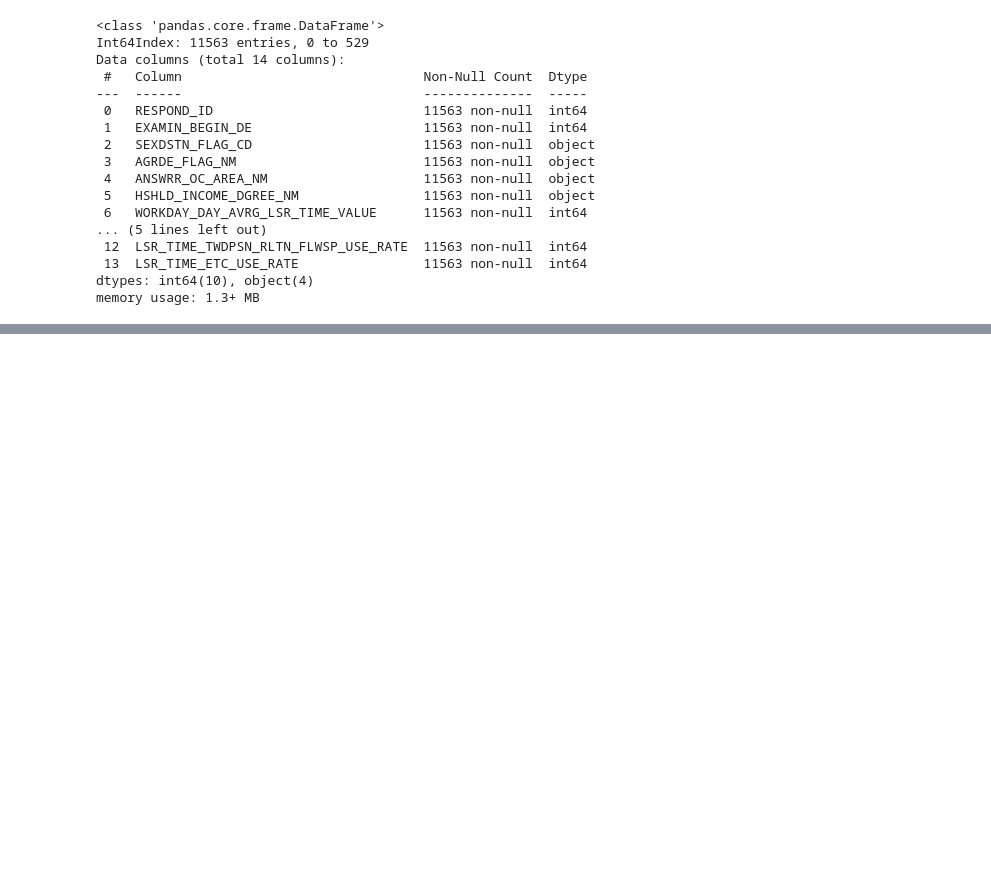
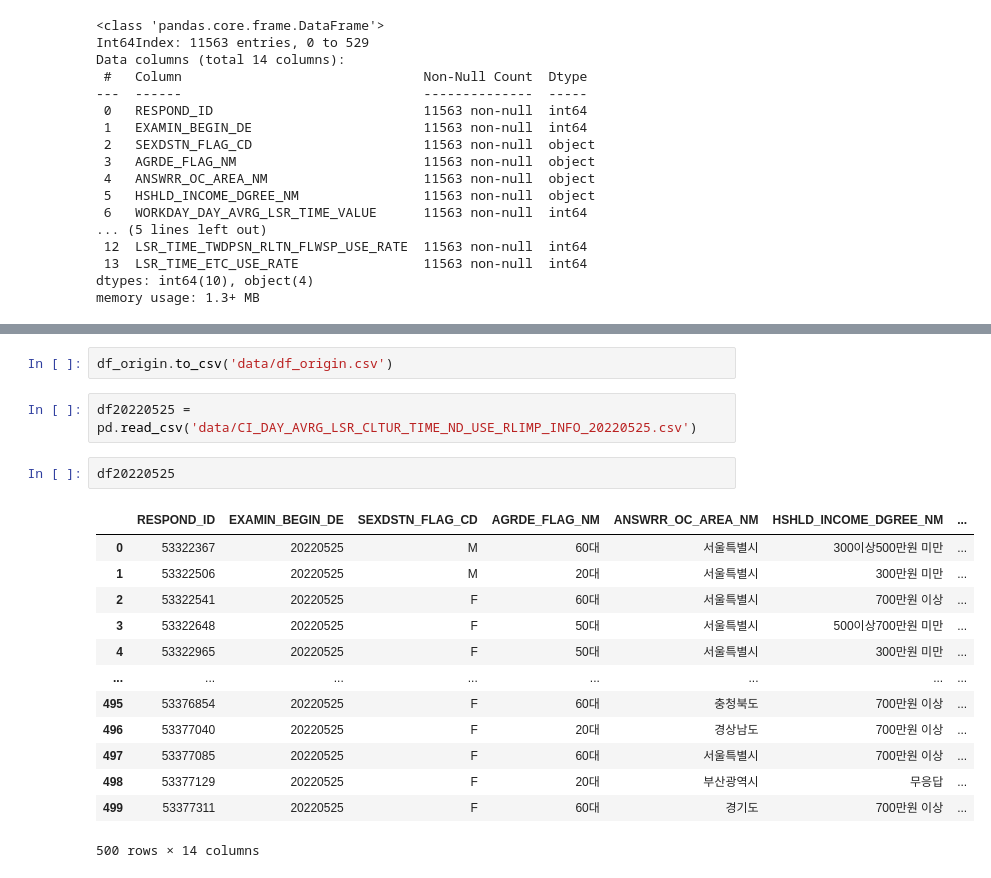
Before and after one commit to reodinas/streamlit_leisure, a Jupyter notebook: lsr1.ipynb, the cells around one changed output, grey strips where cells are left out. Saved outputs shown, nothing was run; the diff lists cells and outputs as text; blank space fills up the shorter version.

```diff
--- a/lsr1.ipynb
+++ b/lsr1.ipynb
@@ -118,0 +164,20 @@ memory usage: 1.3+ MB
+# %%
+df_origin.to_csv('data/df_origin.csv')
+# %%
+df20220525 = pd.read_csv('data/CI_DAY_AVRG_LSR_CLTUR_TIME_ND_USE_RLIMP_INFO_20220525.csv')
+# %%
+df20220525
+# %% [output]
+|  | RESPOND_ID | EXAMIN_BEGIN_DE | SEXDSTN_FLAG_CD | AGRDE_FLAG_NM | ANSWRR_OC_AREA_NM | HSHLD_INCOME_DGREE_NM | ... |
+| 0 | 53322367 | 20220525 | M | 60대 | 서울특별시 | 300이상500만원 미만 | ... |
+| 1 | 53322506 | 20220525 | M | 20대 | 서울특별시 | 300만원 미만 | ... |
+| 2 | 53322541 | 20220525 | F | 60대 | 서울특별시 | 700만원 이상 | ... |
+| 3 | 53322648 | 20220525 | F | 50대 | 서울특별시 | 500이상700만원 미만 | ... |
+| 4 | 53322965 | 20220525 | F | 50대 | 서울특별시 | 300만원 미만 | ... |
+| ... | ... | ... | ... | ... | ... | ... | ... |
+| 495 | 53376854 | 20220525 | F | 60대 | 충청북도 | 700만원 이상 | ... |
+| 496 | 53377040 | 20220525 | F | 20대 | 경상남도 | 700만원 이상 | ... |
+| 497 | 53377085 | 20220525 | F | 60대 | 서울특별시 | 700만원 이상 | ... |
+| 498 | 53377129 | 20220525 | F | 20대 | 부산광역시 | 무응답 | ... |
+| 499 | 53377311 | 20220525 | F | 60대 | 경기도 | 700만원 이상 | ... |
+500 rows × 14 columns
```
Also changed, not shown: parts of 9 cells of this notebook, 5 other files.
